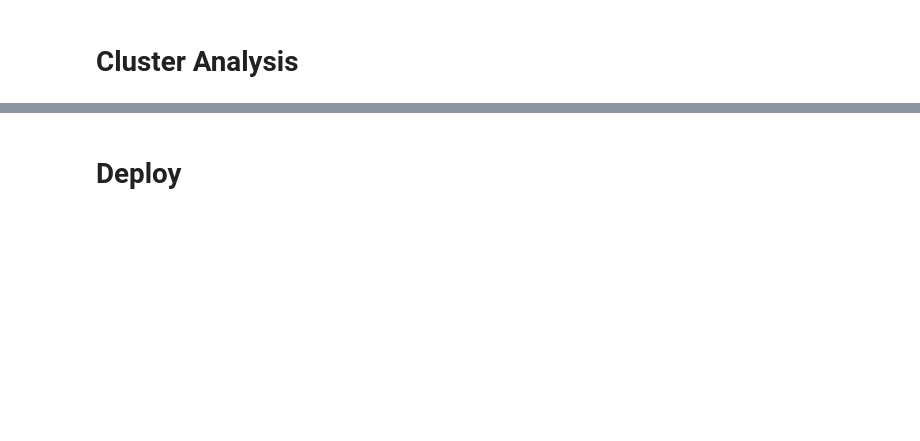
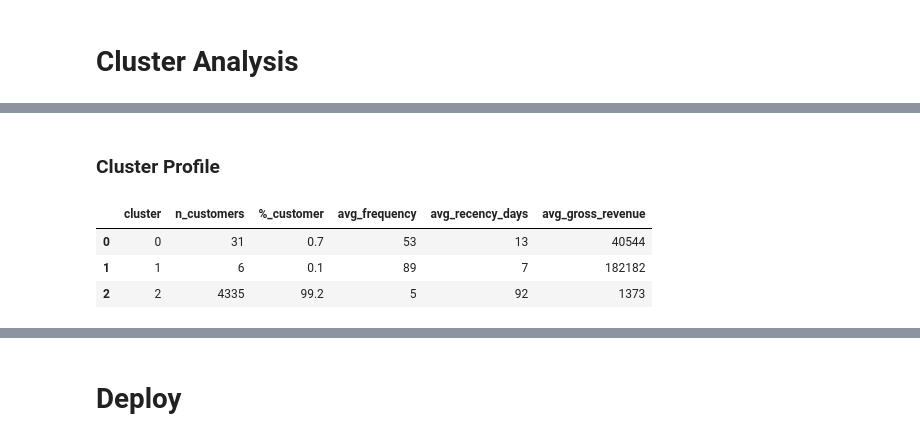
Before and after one commit to MarcosRMG/insiders_clustering, a Jupyter notebook: notebooks/insiders_clustering.ipynb, the cells around one changed output, grey strips where cells are left out. Drawn from its saved outputs; the diff is of its cells as text; code cells hidden in the pictures; blank space fills up the shorter version.

```diff
--- a/notebooks/insiders_clustering.ipynb
+++ b/notebooks/insiders_clustering.ipynb
@@ -360,0 +414,33 @@ plt.show()
+# %% [markdown]
+### Cluster Profile
+# %%
+# Count
+c_profile = df11[['customer_id', 'cluster']].groupby('cluster').count().reset_index().rename(columns={'customer_id':
+                                                                                                      'n_customers'})
+
+# Proportion
+per_profile = round(df11[['customer_id', 'cluster']].groupby('cluster').count() / df11['customer_id'].shape * 100, 1)
+per_profile.reset_index(inplace=True)
+per_profile.rename(columns={'customer_id': '%_customer'}, inplace=True)
+
+# Frequency mean
+frec_avg = df11[['cluster', 'frequency']].groupby('cluster').mean().round().reset_index().astype('int64').rename(columns={'frequency':
+                                                                                                                          'avg_frequency'})
+
+# Gross revenue mean
+gr_avg = df11[['cluster', 'gross_revenue']].groupby('cluster').mean().round().reset_index().astype('int64').rename(columns={'gross_revenue':
+                                                                                                                              'avg_gross_revenue'})
+# Recency days
+rd_avg = df11[['cluster', 'recency_days']].groupby('cluster').mean().round().reset_index().astype('int64').rename(columns={'recency_days':
+                                                                                                                           'avg_recency_days'})
+# %%
+profile = pd.merge(c_profile, per_profile, on='cluster', how='left')
+profile = pd.merge(profile, frec_avg, on='cluster', how='left')
+profile = pd.merge(profile, rd_avg, on='cluster', how='left')
+profile = pd.merge(profile, gr_avg, on='cluster', how='left')
+profile
+# %% [output]
+|  | cluster | n_customers | %_customer | avg_frequency | avg_recency_days | avg_gross_revenue |
+| 0 | 0 | 31 | 0.7 | 53 | 13 | 40544 |
+| 1 | 1 | 6 | 0.1 | 89 | 7 | 182182 |
+| 2 | 2 | 4335 | 99.2 | 5 | 92 | 1373 |
```
Also changed, not shown: parts of 14 cells of this notebook.
